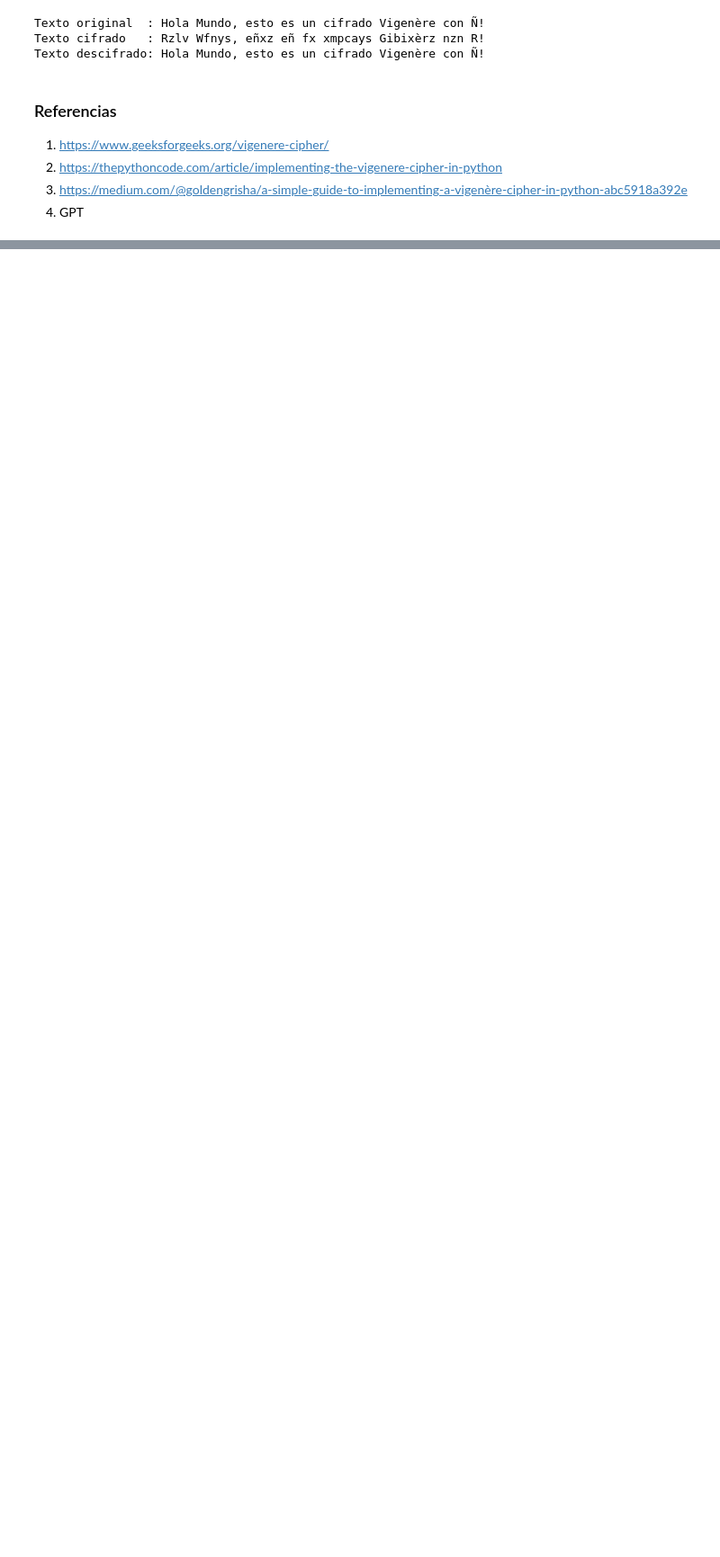
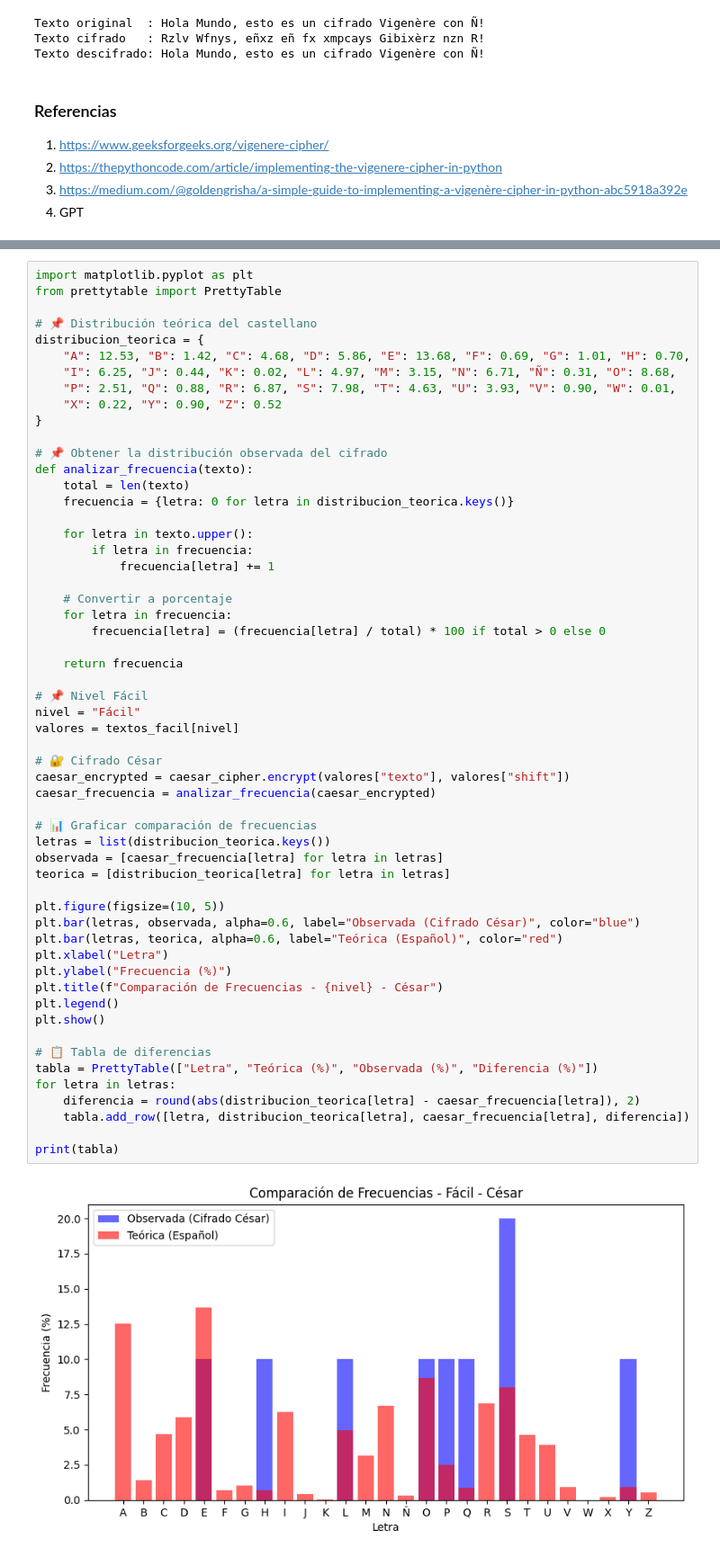
Before and after one commit to mvrcentes/Cryptography, a Jupyter notebook: part-a/lab1-a.ipynb, the cells around one changed output, grey strips where cells are left out. Shown: that part at 90% size. Cells and saved outputs as stored; diff of their text form; blank space fills up the shorter version.

```diff
--- a/part-a/lab1-a.ipynb
+++ b/part-a/lab1-a.ipynb
@@ -218,0 +483,58 @@ Texto descifrado: Hola Mundo, esto es un cifrado Vigenère con Ñ!
+# %%
+import matplotlib.pyplot as plt
+from prettytable import PrettyTable
+
+# 📌 Distribución teórica del castellano
+distribucion_teorica = {
+    "A": 12.53, "B": 1.42, "C": 4.68, "D": 5.86, "E": 13.68, "F": 0.69, "G": 1.01, "H": 0.70,
+    "I": 6.25, "J": 0.44, "K": 0.02, "L": 4.97, "M": 3.15, "N": 6.71, "Ñ": 0.31, "O": 8.68,
+    "P": 2.51, "Q": 0.88, "R": 6.87, "S": 7.98, "T": 4.63, "U": 3.93, "V": 0.90, "W": 0.01,
+    "X": 0.22, "Y": 0.90, "Z": 0.52
+}
+
+# 📌 Obtener la distribución observada del cifrado
+def analizar_frecuencia(texto):
+    total = len(texto)
+    frecuencia = {letra: 0 for letra in distribucion_teorica.keys()}
+
+    for letra in texto.upper():
+        if letra in frecuencia:
+            frecuencia[letra] += 1
+
+    # Convertir a porcentaje
+    for letra in frecuencia:
+        frecuencia[letra] = (frecuencia[letra] / total) * 100 if total > 0 else 0
+
+    return frecuencia
+
+# 📌 Nivel Fácil
+nivel = "Fácil"
+valores = textos_facil[nivel]
+
+# 🔐 Cifrado César
+caesar_encrypted = caesar_cipher.encrypt(valores["texto"], valores["shift"])
+caesar_frecuencia = analizar_frecuencia(caesar_encrypted)
+
+# 📊 Graficar comparación de frecuencias
+letras = list(distribucion_teorica.keys())
+observada = [caesar_frecuencia[letra] for letra in letras]
+teorica = [distribucion_teorica[letra] for letra in letras]
+
+plt.figure(figsize=(10, 5))
+plt.bar(letras, observada, alpha=0.6, label="Observada (Cifrado César)", color="blue")
+plt.bar(letras, teorica, alpha=0.6, label="Teórica (Español)", color="red")
+plt.xlabel("Letra")
+plt.ylabel("Frecuencia (%)")
+plt.title(f"Comparación de Frecuencias - {nivel} - César")
+plt.legend()
+plt.show()
+
+# 📋 Tabla de diferencias
+tabla = PrettyTable(["Letra", "Teórica (%)", "Observada (%)", "Diferencia (%)"])
+for letra in letras:
+    diferencia = round(abs(distribucion_teorica[letra] - caesar_frecuencia[letra]), 2)
+    tabla.add_row([letra, distribucion_teorica[letra], caesar_frecuencia[letra], diferencia])
+
+print(tabla)
+# %% [output]
+[figure, added]
```
Also changed, not shown: parts of 15 cells of this notebook, 2 other files.
